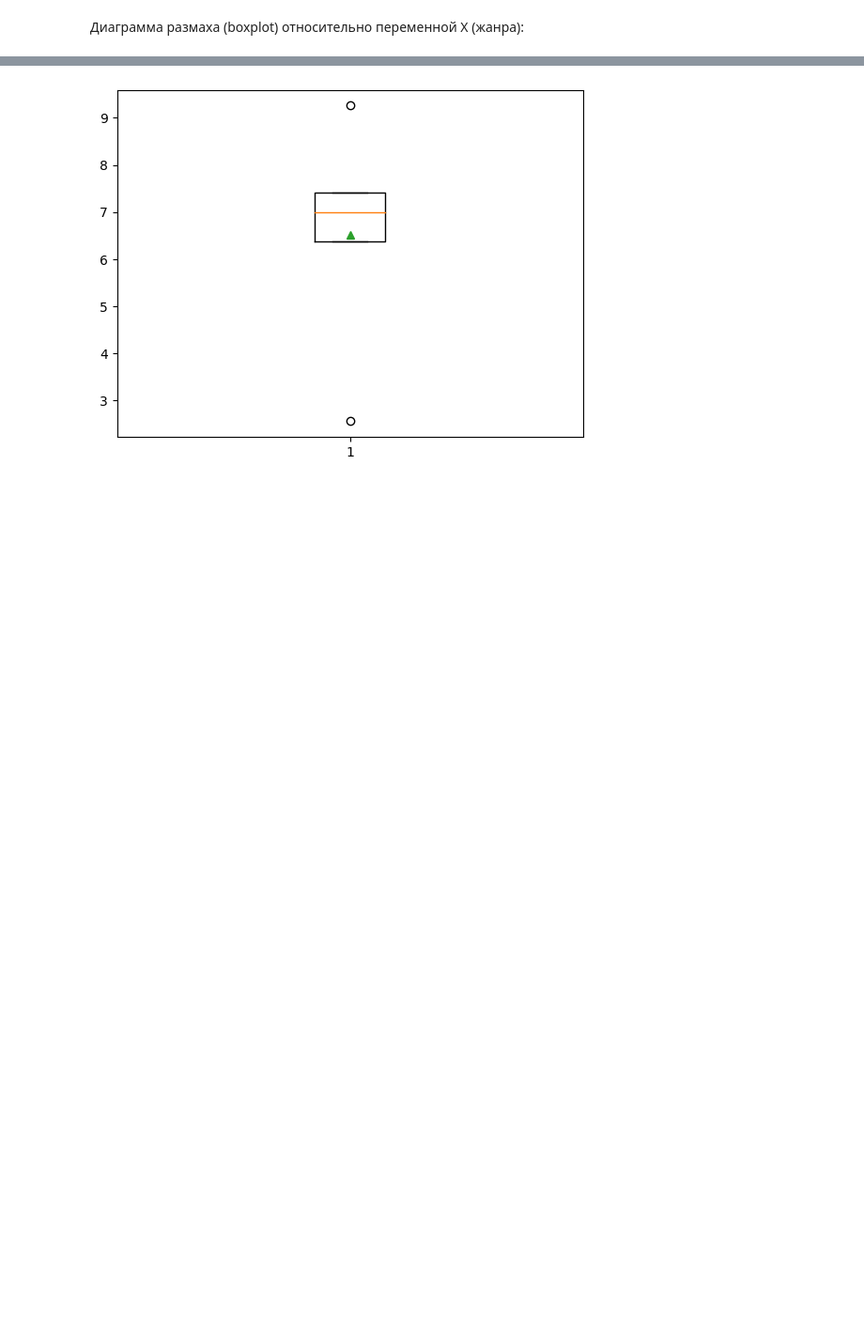
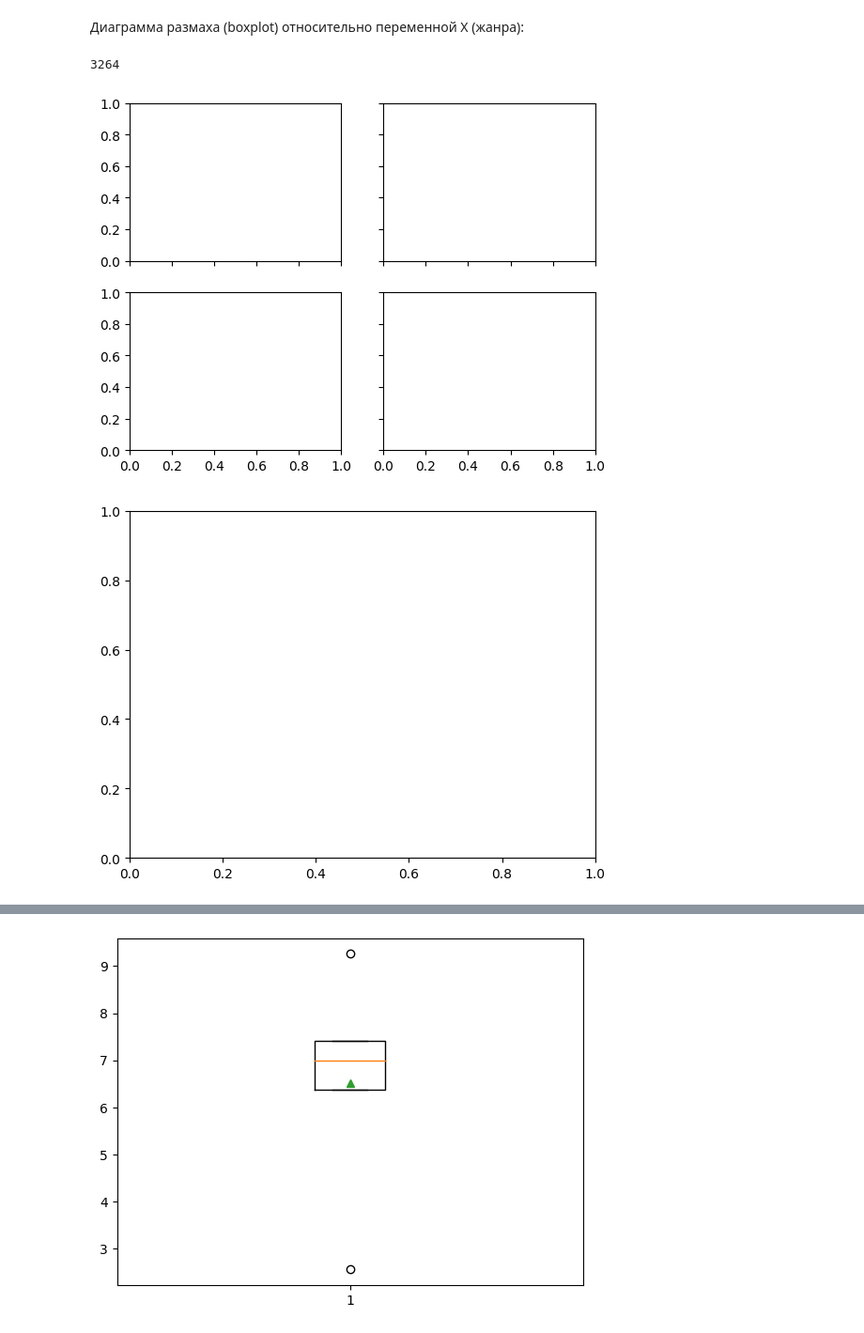
Before and after one commit to GrinchFour/ml.vvsu.2023, a Jupyter notebook: lab02/БПИ20-02_Юрчук_2.ipynb, the cells around one changed output, grey strips where cells are left out. Shown at 94% size. Saved outputs shown, nothing was run; the diff lists cells and outputs as text; code cells hidden in the pictures; blank space fills up the shorter version.

```diff
--- a/lab02/БПИ20-02_Юрчук_2.ipynb
+++ b/lab02/БПИ20-02_Юрчук_2.ipynb
@@ -149,3 +149,29 @@ plt.show()
 [figure]
 # %% [markdown]
 Диаграмма размаха (boxplot) относительно переменной X (жанра):
+# %%
+x = sAn.genre.value_counts()
+y = x[[0]]
+key = []
+#i = 3
+#while (i != 0):
+#    key.append(x[[i]])
+#    i-=1
+i = len(x)
+i
+# %% [output]
+3264
+# %%
+# First create some toy data:
+x = np.linspace(0, 2*np.pi, 400)
+y = np.sin(x**2)
+
+# Note that this is the same as
+plt.subplots(2, 2, sharex=True, sharey=True)
+
+# Create figure number 10 with a single subplot
+# and clears it if it already exists.
+fig, ax = plt.subplots(num=10, clear=True)
+# %% [output]
+[figure, added]
+[figure, added]
```
Also changed, not shown: parts of 1 cell of this notebook.
